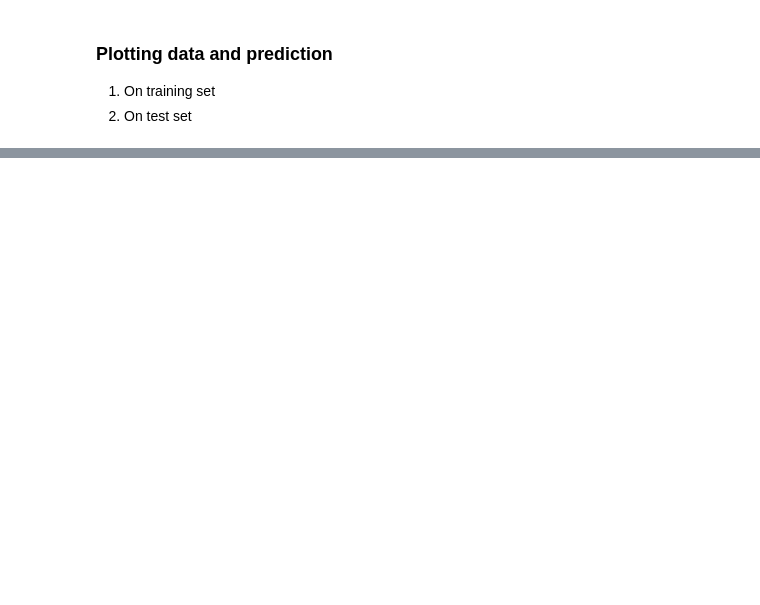
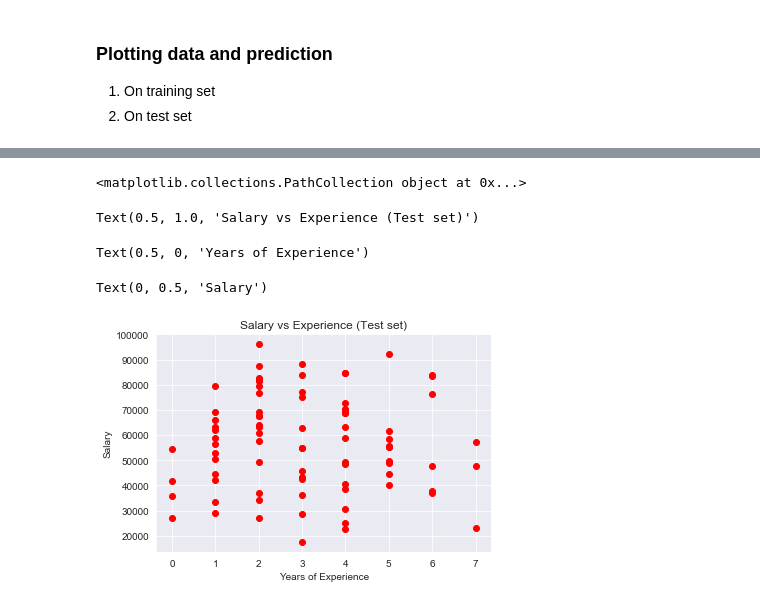
Before and after one commit to Data-Science-for-Linguists-2020/Home, a Jupyter notebook: Notebooks/regression_intro.ipynb, the cells around one changed output, grey strips where cells are left out. Saved outputs shown, nothing was run; the diff lists cells and outputs as text; code cells hidden in the pictures; blank space fills up the shorter version.

```diff
--- a/Notebooks/regression_intro.ipynb
+++ b/Notebooks/regression_intro.ipynb
@@ -172,0 +424,13 @@ regressor.predict(newdf)
+# %%
+plt.scatter(X2_test, y2_test, color='red')
+# plt.plot(X2_train, regressor2.predict(X2_train), color='blue')
+plt.title('Salary vs Experience (Test set)')
+plt.xlabel('Years of Experience')
+plt.ylabel('Salary')
+plt.show()
+# %% [output]
+<matplotlib.collections.PathCollection object at 0x...>
+Text(0.5, 1.0, 'Salary vs Experience (Test set)')
+Text(0.5, 0, 'Years of Experience')
+Text(0, 0.5, 'Salary')
+[figure, added]
```
Also changed, not shown: parts of 32 cells of this notebook, 3 other files.
